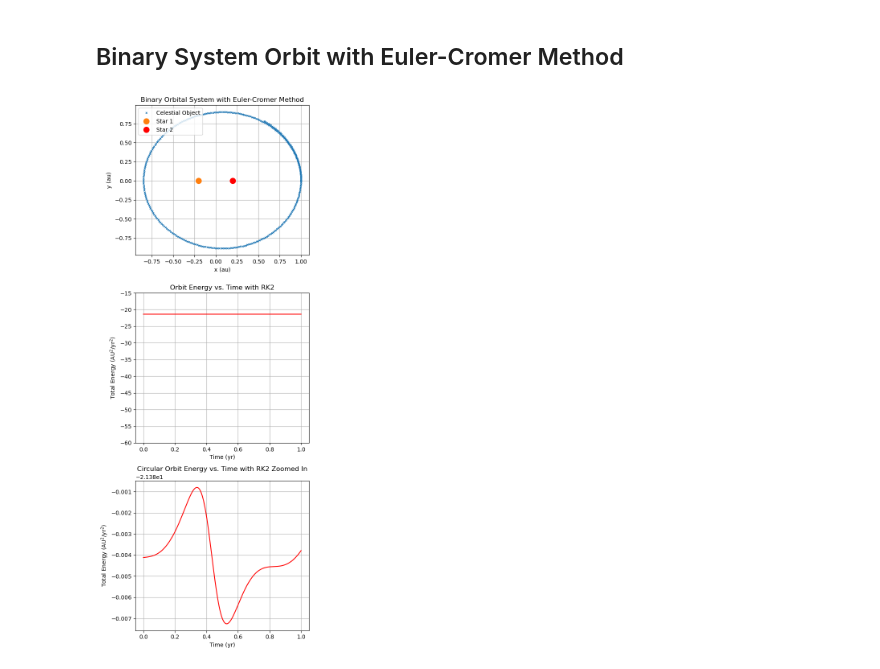
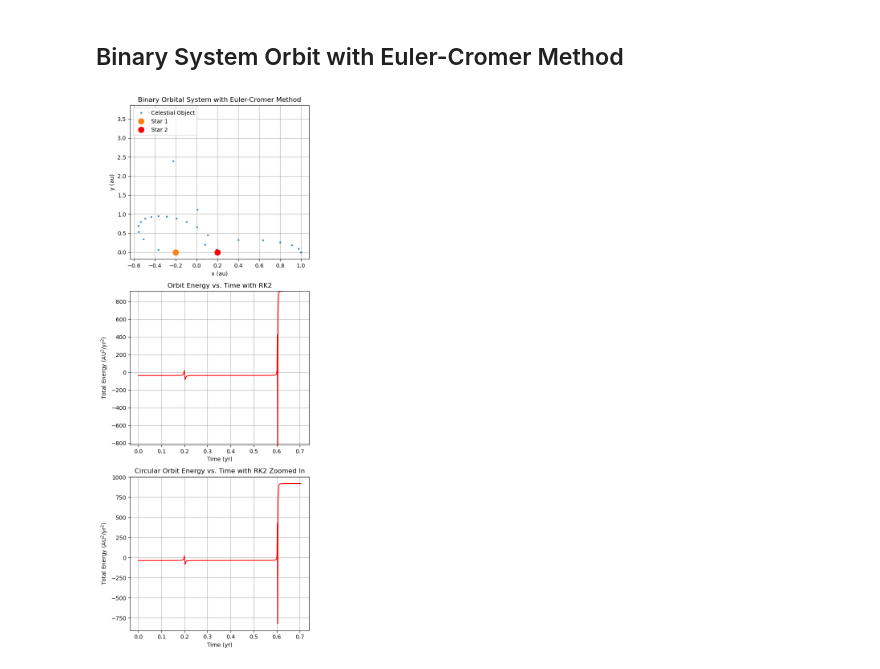
Before and after one commit to daylight08365/Labs, a Jupyter notebook: twostareuler.ipynb, the cells around one changed output. Drawn from its saved outputs; the diff is of its cells as text; code cells hidden in the pictures.

```diff
--- a/twostareuler.ipynb
+++ b/twostareuler.ipynb
@@ -22,15 +22,15 @@ y0 = 0
 
 # initial velocity
 v_x = 0
-v_y = 2*np.pi
+v_y = np.pi
 # %%
 # Using Kepler's Third Law, the equation of a period of a circular orbit is
 
-T = np.sqrt(((4*(np.pi**2))/G*M)*R**3)
+T = np.sqrt(((4*(np.pi**2))/G*M1)*R**3)
 
 # the time step - small iteration for the loop to show the approximate motion at that time for that x amount of time
 
-dt = 0.00015
+dt = 0.0015
 step = int(T/dt)    # how many years iteration
 
 # to store the trajectories, use arrays
@@ -99,32 +99,32 @@ plt.figure(figsize=(5.5,14))
 
 # plotting the loop
 plt.subplot(3,1,1)
 plt.plot(xvalues, yvalues, 'x', markersize = 3, label = "Celestial Object") # orbit of the object
 plt.plot(star1[0], star1[1], "o", markersize = 10, label = "Star 1")
 plt.plot(star2[0], star2[1], "ro", markersize = 10, label = "Star 2")
 plt.title('Binary Orbital System with Euler-Cromer Method')
 plt.xlabel("x (au)")
 plt.ylabel("y (au)")
 plt.legend(loc='upper left')
 plt.grid()
 
 # energy time graph
 plt.subplot(3,1,2)
 plt.plot(times, energies, color='red')
-plt.ylim(-60,-15)
+plt.ylim(min(energies)-0.1, max(energies)+0.1)
 plt.title('Orbit Energy vs. Time with RK2')
 plt.xlabel("Time (yr)")
 plt.ylabel("Total Energy (AU$^2$/yr$^2$)")
 plt.grid()
 
 # energy time plot zoomed in
 plt.subplot(3,1,3)
 plt.plot(times, energies, color='red')
 plt.title('Circular Orbit Energy vs. Time with RK2 Zoomed In')
 plt.xlabel("Time (yr)")
 plt.ylabel("Total Energy (AU$^2$/yr$^2$)")
 plt.grid()
 
 plt.tight_layout()
 # %% [output]
-[figure, old version]
+[figure, new version]
```
Also changed, not shown: parts of 2 cells of this notebook, 43 other files.
